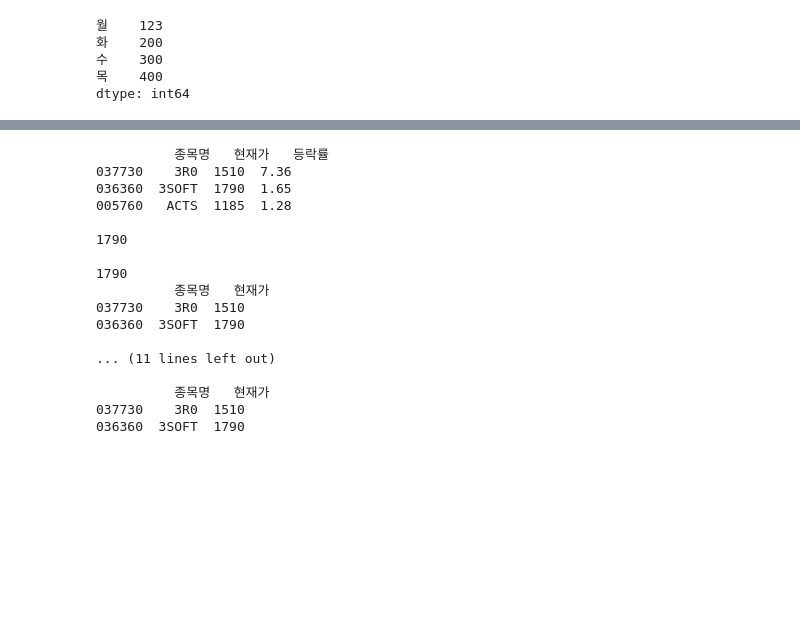
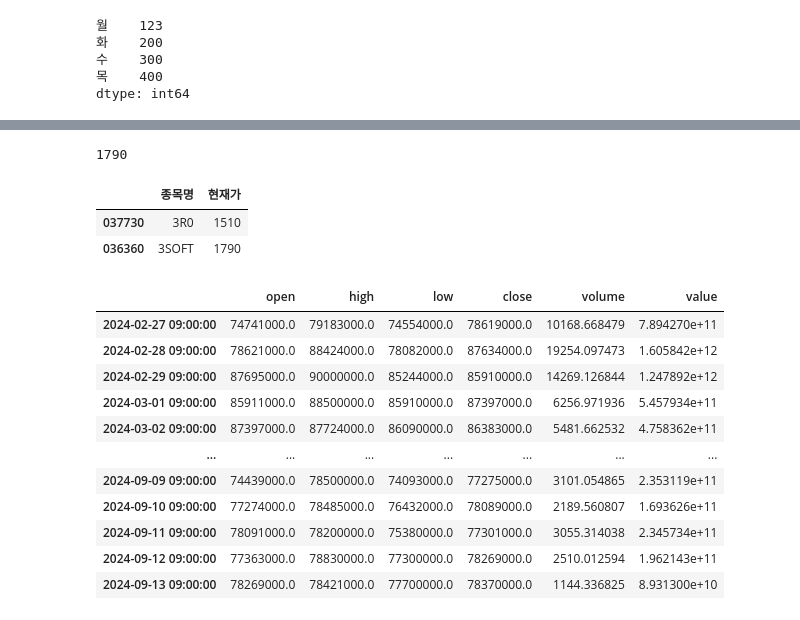
Before and after one commit to r-u-5k/StudyPython, a Jupyter notebook: study_pandas.ipynb, the cells around one changed output, grey strips where cells are left out. Saved outputs shown, nothing was run; the diff lists cells and outputs as text; code cells hidden in the pictures; blank space fills up the shorter version.

```diff
--- a/study_pandas.ipynb
+++ b/study_pandas.ipynb
@@ -269,45 +238,38 @@ index = ['037730', '036360', '005760']
 columns = ['종목명', '현재가', '등락률']
 
 df = pd.DataFrame(data, index, columns)
-print(df)
-print()
 
 # 특정 값 가져오기
-print(df.iloc[1, 1])
-print()
-print(df.loc['036360', '현재가'])
-
-# 특정 영역 가져오기
-print(df.iloc[[0, 1], [0, 1]])
-print()
-print(df.iloc[0:2, [0, 1]])
-print()
-print(df.iloc[0:2, 0:2])
-print()
-print(df.loc[['037730', '036360'], ['종목명', '현재가']])
-print()
-print(df.loc['037730':'036360', '종목명':'현재가']) # 036360, 현재가 포함 출력
+df.iloc[1, 1]
+df.loc['036360', '현재가']
 # %% [output]
-          종목명   현재가   등락률
-037730    3R0  1510  7.36
-036360  3SOFT  1790  1.65
-005760   ACTS  1185  1.28
-
 1790
-
-1790
-          종목명   현재가
-037730    3R0  1510
-036360  3SOFT  1790
-
-... (11 lines left out)
-
-          종목명   현재가
-037730    3R0  1510
-036360  3SOFT  1790
+# %%
+# 특정 영역 가져오기
+df.iloc[[0, 1], [0, 1]]
+df.iloc[0:2, [0, 1]]
+df.iloc[0:2, 0:2]
+df.loc[['037730', '036360'], ['종목명', '현재가']]
+df.loc['037730':'036360', '종목명':'현재가'] # 036360, 현재가 포함 출력
+# %% [output]
+|  | 종목명 | 현재가 |
+| 037730 | 3R0 | 1510 |
+| 036360 | 3SOFT | 1790 |
 # %%
 import pyupbit
 
 df = pyupbit.get_ohlcv('KRW-BTC')
-print(df)
+df
 # %% [output]
+|  | open | high | low | close | volume | value |
+| 2024-02-27 09:00:00 | 74741000.0 | 79183000.0 | 74554000.0 | 78619000.0 | 10168.668479 | 7.894270e+11 |
+| 2024-02-28 09:00:00 | 78621000.0 | 88424000.0 | 78082000.0 | 87634000.0 | 19254.097473 | 1.605842e+12 |
+| 2024-02-29 09:00:00 | 87695000.0 | 90000000.0 | 85244000.0 | 85910000.0 | 14269.126844 | 1.247892e+12 |
+| 2024-03-01 09:00:00 | 85911000.0 | 88500000.0 | 85910000.0 | 87397000.0 | 6256.971936 | 5.457934e+11 |
+| 2024-03-02 09:00:00 | 87397000.0 | 87724000.0 | 86090000.0 | 86383000.0 | 5481.662532 | 4.758362e+11 |
+| ... | ... | ... | ... | ... | ... | ... |
+| 2024-09-09 09:00:00 | 74439000.0 | 78500000.0 | 74093000.0 | 77275000.0 | 3101.054865 | 2.353119e+11 |
+| 2024-09-10 09:00:00 | 77274000.0 | 78485000.0 | 76432000.0 | 78089000.0 | 2189.560807 | 1.693626e+11 |
+| 2024-09-11 09:00:00 | 78091000.0 | 78200000.0 | 75380000.0 | 77301000.0 | 3055.314038 | 2.345734e+11 |
+| 2024-09-12 09:00:00 | 77363000.0 | 78830000.0 | 77300000.0 | 78269000.0 | 2510.012594 | 1.962143e+11 |
+| 2024-09-13 09:00:00 | 78269000.0 | 78421000.0 | 77700000.0 | 78370000.0 | 1144.336825 | 8.931300e+10 |
```
Also changed, not shown: parts of 32 cells of this notebook.
